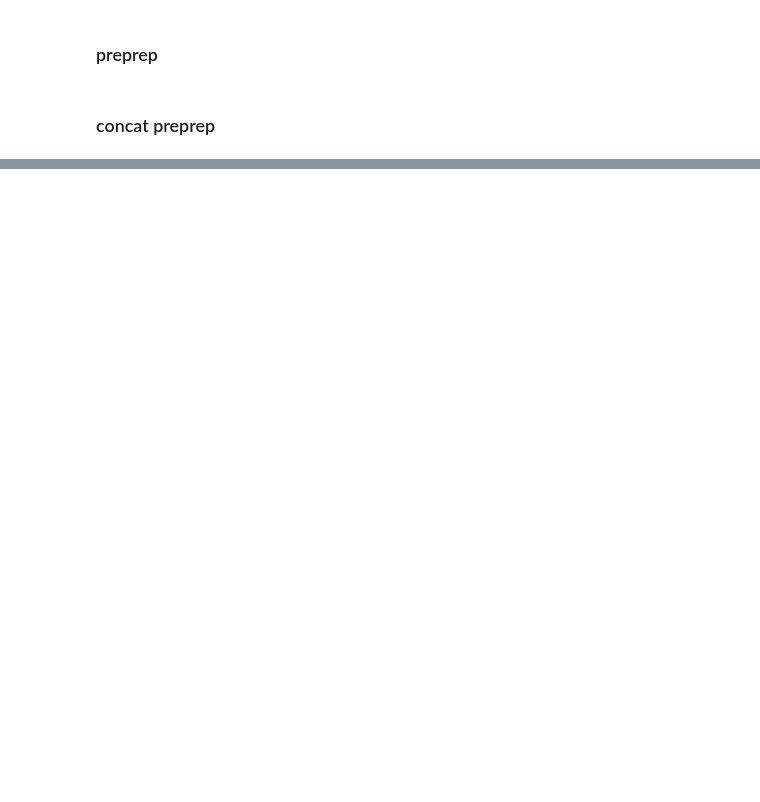
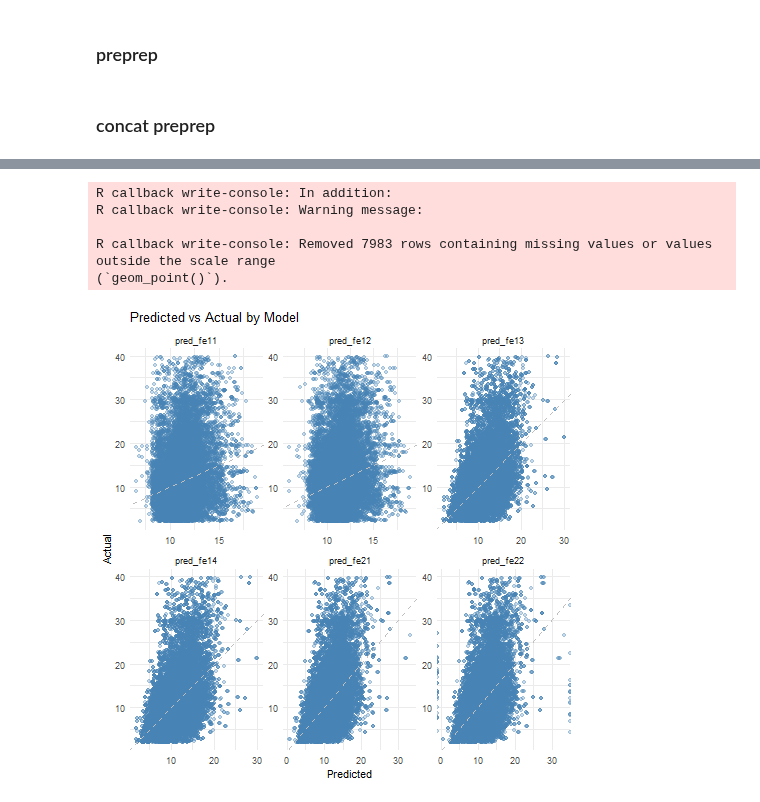
Before and after one commit to raulhochuliunibas/OptimalPV_RH, a Jupyter notebook: src/calibration_analysis.ipynb, the cells around one changed output, grey strips where cells are left out. Saved outputs shown, nothing was run; the diff lists cells and outputs as text; code cells hidden in the pictures; blank space fills up the shorter version.

Commit message:
regression approach for inst size estimation is working - not tested yeat in whole model!

```diff
--- a/src/calibration_analysis.ipynb
+++ b/src/calibration_analysis.ipynb
@@ -103,0 +121,13 @@ FileNotFoundError: [Errno 2] No such file or directory: 'c:\\Models\\OptimalPV_R
+# %%
+%%R
+# import
+pq_files = list.files(paste0(getwd(), "/data/calibration/calib_all_CH_bfs"), pattern = ".parquet", full.names = TRUE)
+
+df <- tibble(read_csv("C:/Models/OptimalPV_RH/data/calibration/calib_all_CH_bfs/reg2_all_CH_bfs_df_approach2.csv", locale = locale(encoding = "UTF-8")))
+
+# split training & test data
+set.seed(42)
+train_indices <- sample(1:nrow(df), size = 0.6 * nrow(df))
+df_train <- df[train_indices, ]
+df_test <- df[-train_indices, ]
+print(paste("dim train:", dim(df_train)[1], "dim test:",dim(df_test)[1]))
@@ -103,0 +264,31 @@ FileNotFoundError: [Errno 2] No such file or directory: 'c:\\Models\\OptimalPV_R
+# %%
+%%R
+df_long <- df_test %>%
+  select(TotalPower, pred_fe11, pred_fe12, pred_fe13, pred_fe14, pred_fe21, pred_fe22) %>%
+  pivot_longer(
+    cols = starts_with("pred_fe"),
+    names_to = "Model",
+    values_to = "Prediction"
+  )
+
+# ggplot(df_long, aes(x = Prediction, y = TotalPower, color = Model)) +
+#   geom_point(alpha = 0.4) +
+#   geom_abline(slope = 1, intercept = 0, linetype = "dashed", color = "gray") +
+#   labs(title = "Predicted vs Actual TotalPower",
+#        x = "Predicted TotalPower", y = "Actual TotalPower") +
+#   theme_minimal()
+
+ggplot(df_long, aes(x = Prediction, y = TotalPower)) +
+  geom_point(alpha = 0.3, color = "steelblue") +
+  geom_abline(slope = 1, intercept = 0, linetype = "dashed", color = "gray") +
+  facet_wrap(~ Model, scales = "free") +
+  labs(title = "Predicted vs Actual by Model",
+       x = "Predicted", y = "Actual") +
+  theme_minimal()
+# %% [output]
+R callback write-console: In addition:
+R callback write-console: Warning message:
+
+R callback write-console: Removed 7983 rows containing missing values or values outside the scale range
+(`geom_point()`).
+[figure, added]
```
Also changed, not shown: parts of 16 cells of this notebook, 4 other files.
